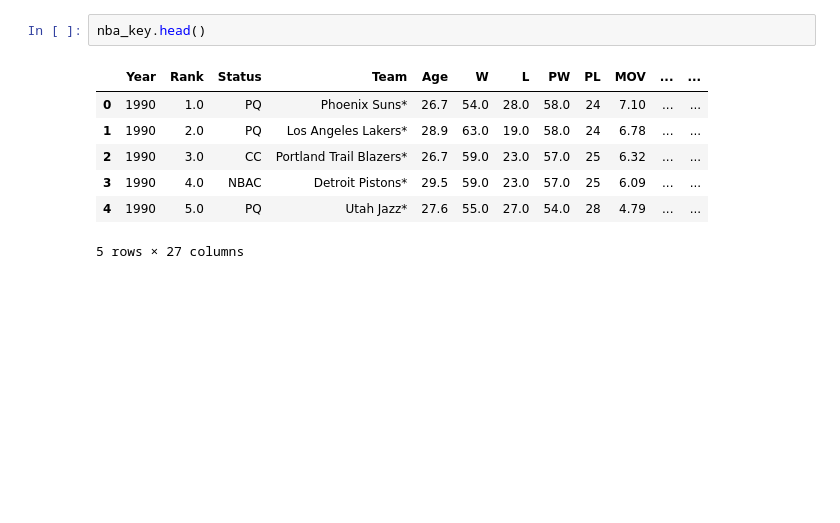
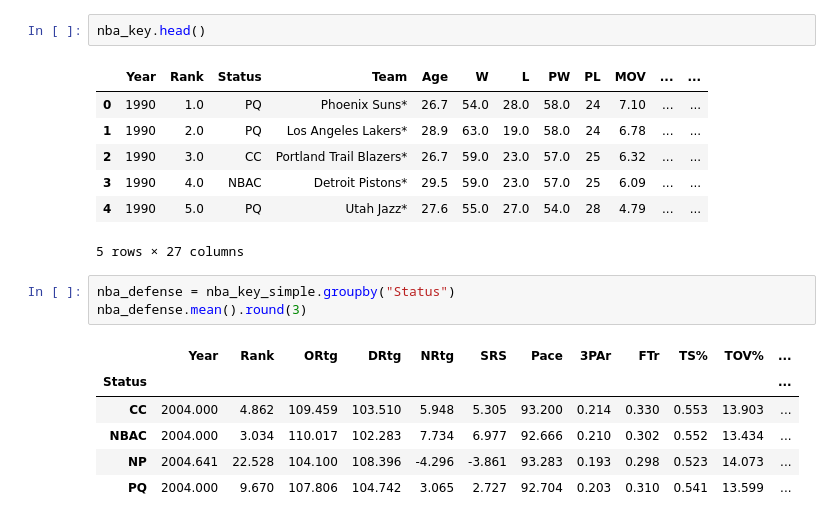
Before and after one commit to khodges10/Project1, a Jupyter notebook: NbaProject.ipynb, the cells around one changed output. Cells and saved outputs as stored; diff of their text form; blank space fills up the shorter version.

```diff
--- a/NbaProject.ipynb
+++ b/NbaProject.ipynb
@@ -345,4 +329,14 @@ nba_key.head()
 | 3 | 1990 | 4.0 | NBAC | Detroit Pistons* | 29.5 | 59.0 | 23.0 | 57.0 | 25 | 6.09 | ... | ... |
 | 4 | 1990 | 5.0 | PQ | Utah Jazz* | 27.6 | 55.0 | 27.0 | 54.0 | 28 | 4.79 | ... | ... |
 5 rows × 27 columns
+# %%
+nba_defense = nba_key_simple.groupby("Status")
+nba_defense.mean().round(3)
+# %% [output]
+|  | Year | Rank | ORtg | DRtg | NRtg | SRS | Pace | 3PAr | FTr | TS% | TOV% | ... |
+| Status |  |  |  |  |  |  |  |  |  |  |  | ... |
+| CC | 2004.000 | 4.862 | 109.459 | 103.510 | 5.948 | 5.305 | 93.200 | 0.214 | 0.330 | 0.553 | 13.903 | ... |
+| NBAC | 2004.000 | 3.034 | 110.017 | 102.283 | 7.734 | 6.977 | 92.666 | 0.210 | 0.302 | 0.552 | 13.434 | ... |
+| NP | 2004.641 | 22.528 | 104.100 | 108.396 | -4.296 | -3.861 | 93.283 | 0.193 | 0.298 | 0.523 | 14.073 | ... |
+| PQ | 2004.000 | 9.670 | 107.806 | 104.742 | 3.065 | 2.727 | 92.704 | 0.203 | 0.310 | 0.541 | 13.599 | ... |
 # %%
```
Also changed, not shown: parts of 6 cells of this notebook, 8 other files.
